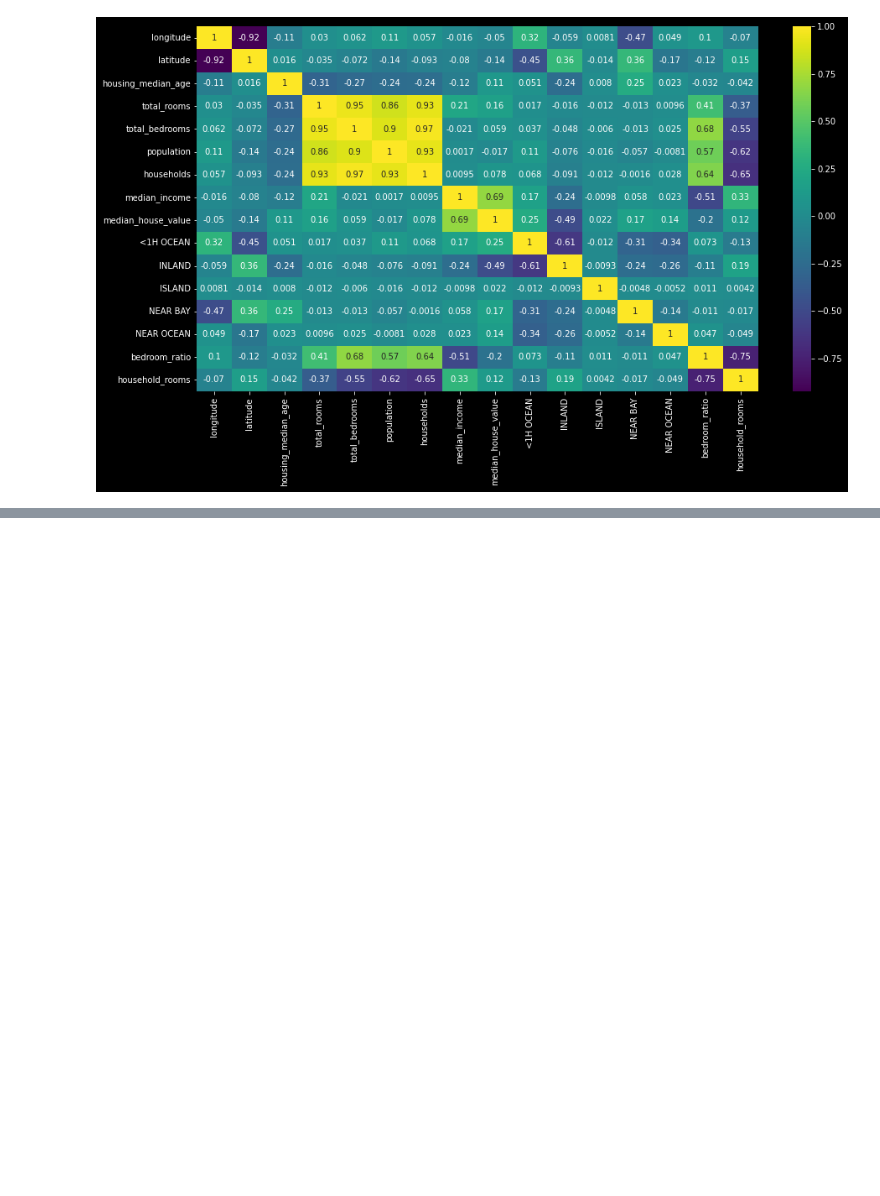
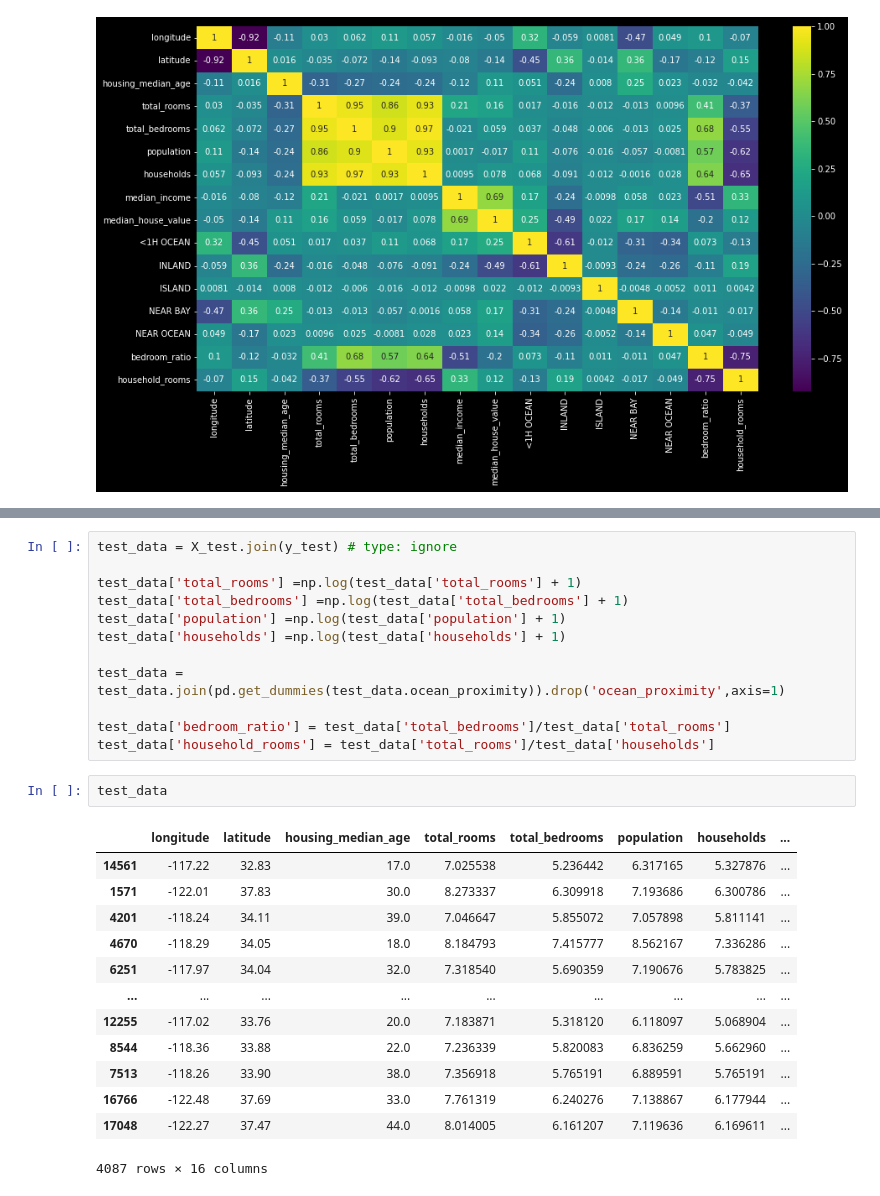
Before and after one commit to Jomar77/Handwritten_Number_Recognition, a Jupyter notebook: housePrice/predict.ipynb, the cells around one changed output, grey strips where cells are left out. Saved outputs shown, nothing was run; the diff lists cells and outputs as text; blank space fills up the shorter version.

```diff
--- a/housePrice/predict.ipynb
+++ b/housePrice/predict.ipynb
@@ -82,0 +93,28 @@ sns.heatmap(train_data.corr(),annot=True,cmap='viridis')
+# %%
+test_data = X_test.join(y_test) # type: ignore
+
+test_data['total_rooms'] =np.log(test_data['total_rooms'] + 1)
+test_data['total_bedrooms'] =np.log(test_data['total_bedrooms'] + 1)
+test_data['population'] =np.log(test_data['population'] + 1)
+test_data['households'] =np.log(test_data['households'] + 1)
+
+test_data = test_data.join(pd.get_dummies(test_data.ocean_proximity)).drop('ocean_proximity',axis=1)
+
+test_data['bedroom_ratio'] = test_data['total_bedrooms']/test_data['total_rooms']
+test_data['household_rooms'] = test_data['total_rooms']/test_data['households']
+# %%
+test_data
+# %% [output]
+|  | longitude | latitude | housing_median_age | total_rooms | total_bedrooms | population | households | ... |
+| 14561 | -117.22 | 32.83 | 17.0 | 7.025538 | 5.236442 | 6.317165 | 5.327876 | ... |
+| 1571 | -122.01 | 37.83 | 30.0 | 8.273337 | 6.309918 | 7.193686 | 6.300786 | ... |
+| 4201 | -118.24 | 34.11 | 39.0 | 7.046647 | 5.855072 | 7.057898 | 5.811141 | ... |
+| 4670 | -118.29 | 34.05 | 18.0 | 8.184793 | 7.415777 | 8.562167 | 7.336286 | ... |
+| 6251 | -117.97 | 34.04 | 32.0 | 7.318540 | 5.690359 | 7.190676 | 5.783825 | ... |
+| ... | ... | ... | ... | ... | ... | ... | ... | ... |
+| 12255 | -117.02 | 33.76 | 20.0 | 7.183871 | 5.318120 | 6.118097 | 5.068904 | ... |
+| 8544 | -118.36 | 33.88 | 22.0 | 7.236339 | 5.820083 | 6.836259 | 5.662960 | ... |
+| 7513 | -118.26 | 33.90 | 38.0 | 7.356918 | 5.765191 | 6.889591 | 5.765191 | ... |
+| 16766 | -122.48 | 37.69 | 33.0 | 7.761319 | 6.240276 | 7.138867 | 6.177944 | ... |
+| 17048 | -122.27 | 37.47 | 44.0 | 8.014005 | 6.161207 | 7.119636 | 6.169611 | ... |
+4087 rows × 16 columns
```
Also changed, not shown: parts of 5 cells of this notebook.
